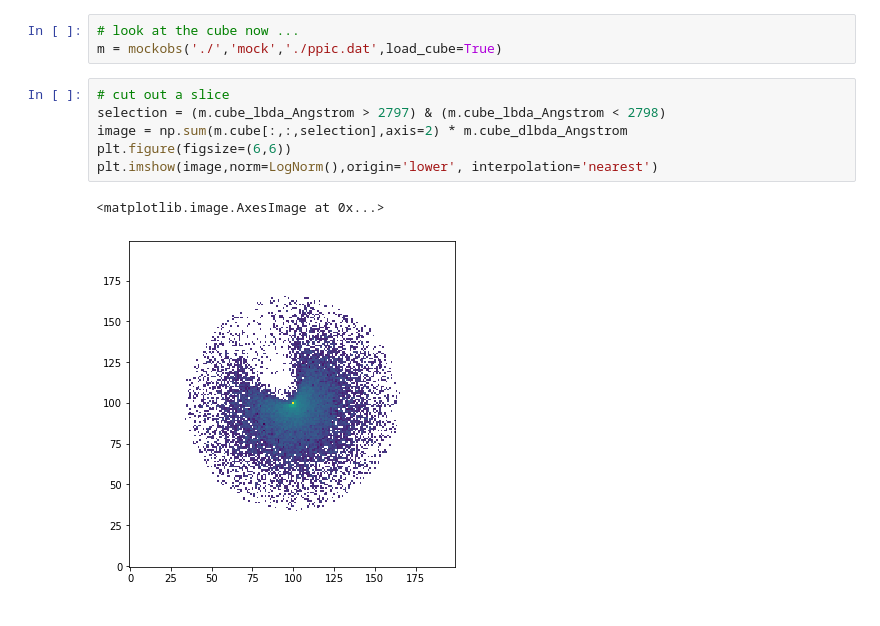
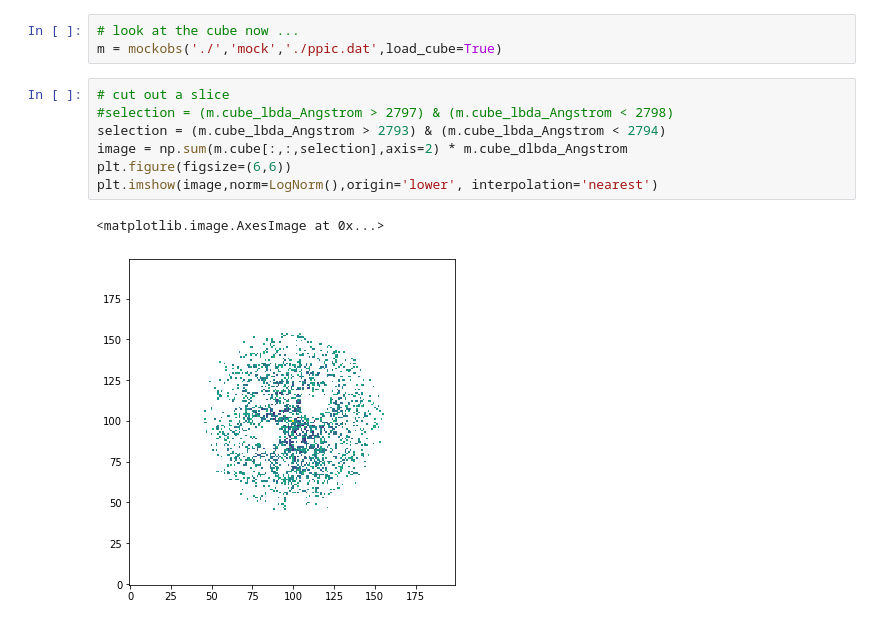
Before and after one commit to Supriyosaha1/Department_project-II, a Jupyter notebook: tutorials/tutorial_5/Tuturial-5.ipynb, the cells around one changed output. Drawn from its saved outputs; the diff is of its cells as text.

```diff
--- a/tutorials/tutorial_5/Tuturial-5.ipynb
+++ b/tutorials/tutorial_5/Tuturial-5.ipynb
@@ -314,10 +321,11 @@ m.show_image(smooth=False,vmin=1e-19,vmax=1e-13)
 m = mockobs('./','mock','./ppic.dat',load_cube=True)
 # %%
 # cut out a slice
-selection = (m.cube_lbda_Angstrom > 2797) & (m.cube_lbda_Angstrom < 2798)
+#selection = (m.cube_lbda_Angstrom > 2797) & (m.cube_lbda_Angstrom < 2798)
+selection = (m.cube_lbda_Angstrom > 2793) & (m.cube_lbda_Angstrom < 2794)
 image = np.sum(m.cube[:,:,selection],axis=2) * m.cube_dlbda_Angstrom
 plt.figure(figsize=(6,6))
 plt.imshow(image,norm=LogNorm(),origin='lower', interpolation='nearest')
 # %% [output]
 <matplotlib.image.AxesImage at 0x...>
-[figure, old version]
+[figure, new version]
```
Also changed, not shown: parts of 7 cells of this notebook, 1 other file.
